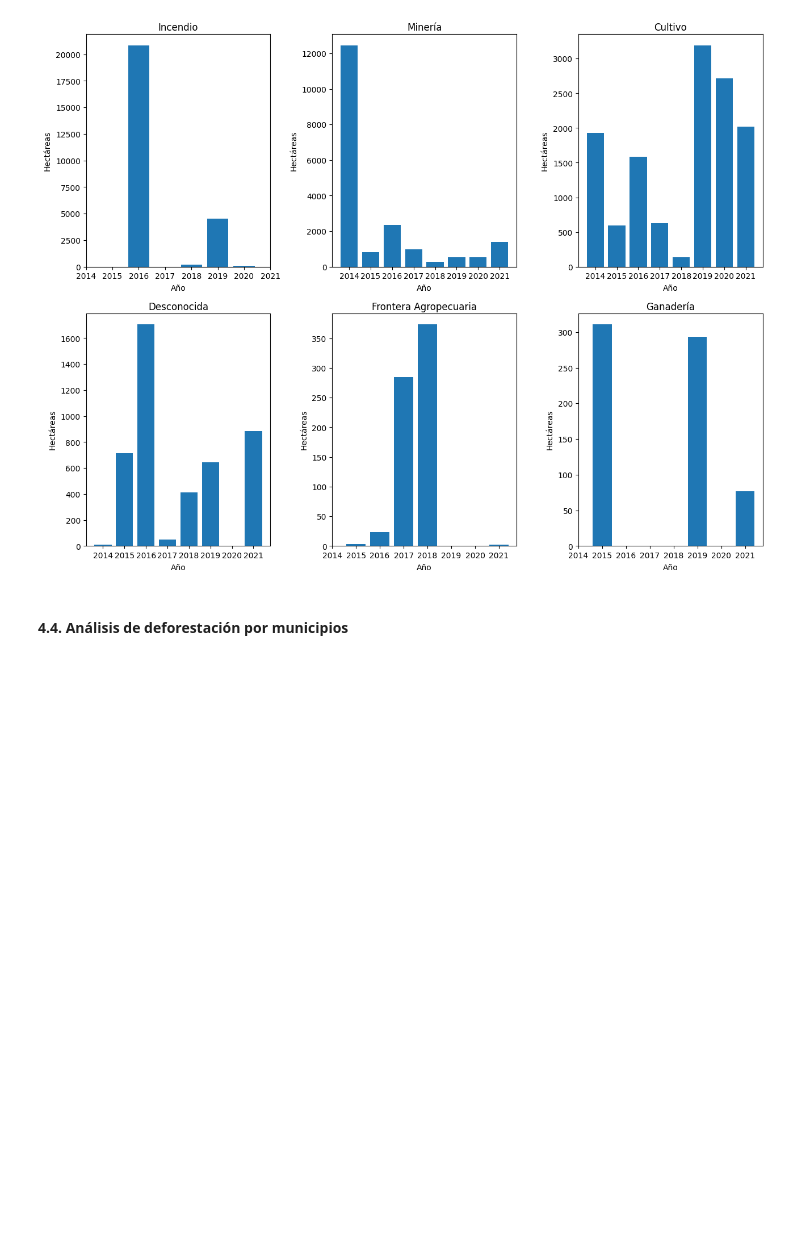
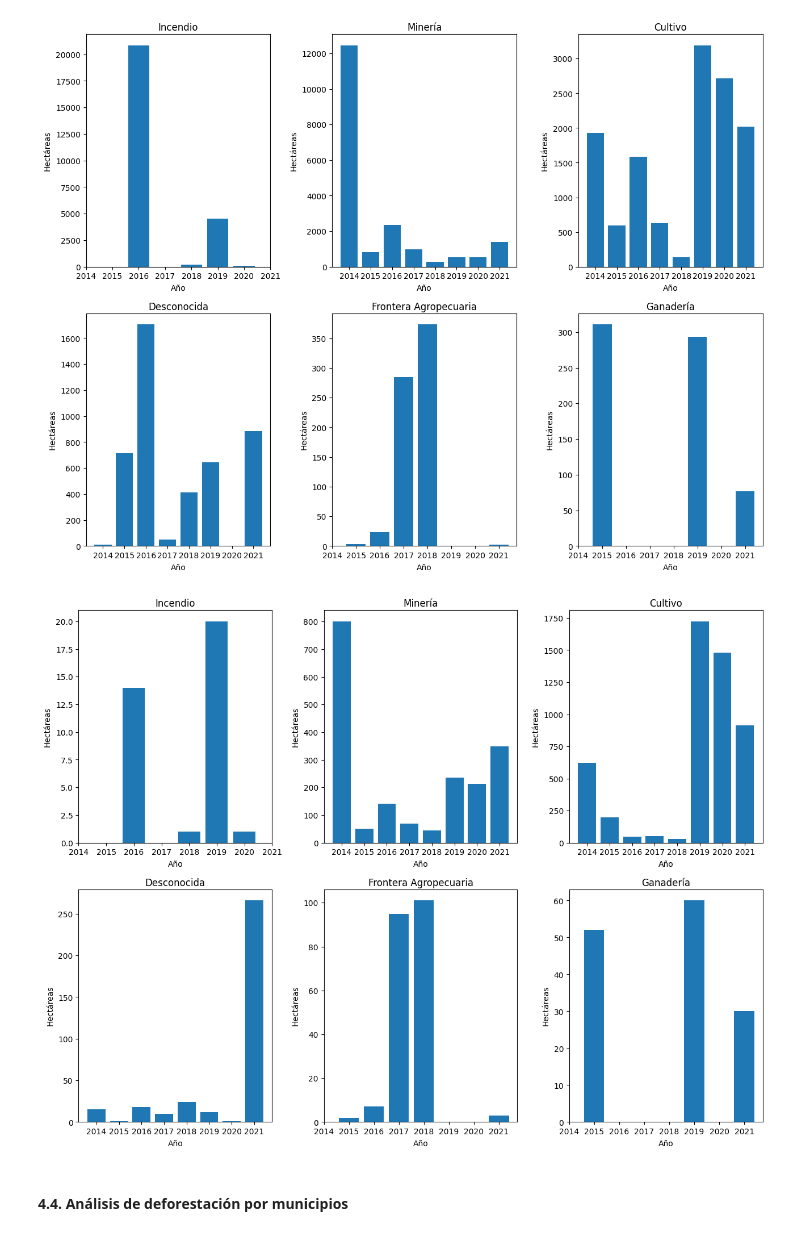
Before and after one commit to JohnQuintero08/deforestacion_choco, a Jupyter notebook: tratamiento_de_datos.ipynb, the cells around one changed output. Saved outputs shown, nothing was run; the diff lists cells and outputs as text; code cells hidden in the pictures; blank space fills up the shorter version.

```diff
--- a/tratamiento_de_datos.ipynb
+++ b/tratamiento_de_datos.ipynb
@@ -334,6 +354,25 @@ plt.savefig('./graficas/barras_causa_año.jpg')
 plt.show()
 # %% [output]
 [figure]
+# %%
+causas_pivot_conteo = df_deforestacion.query('causa in @seis_principales_causas.causa').pivot_table(columns='causa',
+                                                                                             index='año',
+                                                                                             values='area_ha',
+                                                                                             aggfunc='count')
+# %%
+fig, axs = plt.subplots(2,3,figsize=(13,10))
+axs = axs.flatten()
+for i, causa in enumerate(seis_principales_causas['causa']):
+    axs[i].bar(x=causas_pivot_conteo[causa].index, height=causas_pivot_conteo[causa].values)
+    axs[i].set_title(causa, pad=5)
+    axs[i].set_xlabel('Año', labelpad=5)
+    axs[i].set_ylabel('Hectáreas', labelpad=5)
+    axs[i].set_xticks([2014, 2015, 2016, 2017, 2018, 2019, 2020, 2021])
+plt.tight_layout(pad=1.2)
+#plt.savefig('./graficas/barras_causa_año.jpg')
+plt.show()
+# %% [output]
+[figure, added]
 # %% [markdown]
 #### 4.4. Análisis de deforestación por municipios
 # %%
```
Also changed, not shown: parts of 8 cells of this notebook, 3 other files.
